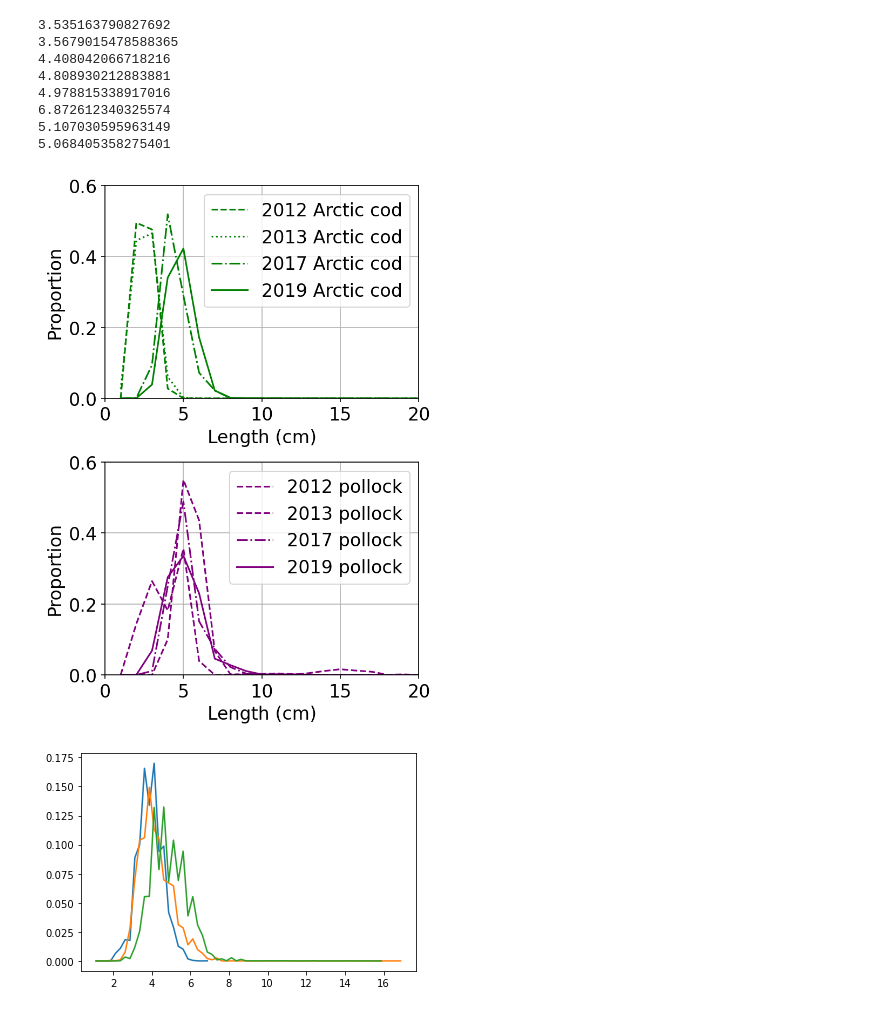
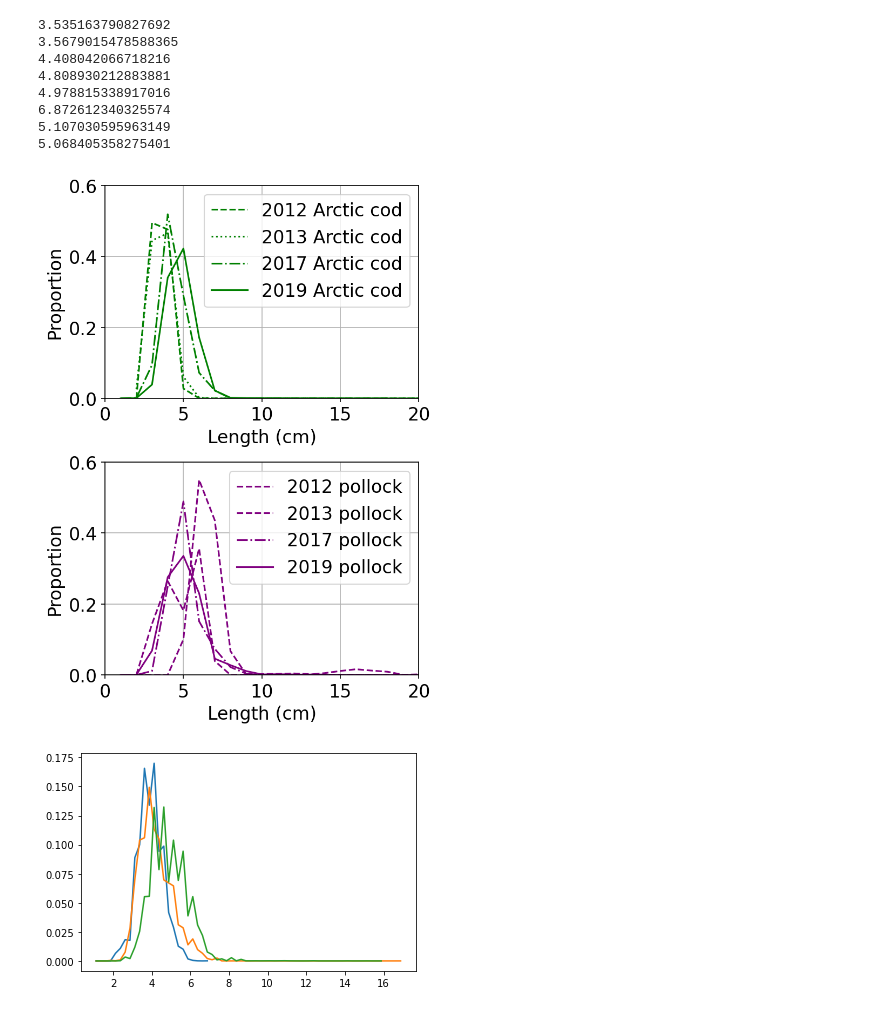
Before and after one commit to leviner/ChukchiTimeSeries, a Jupyter notebook: code/F4_LF.ipynb, the cells around one changed output. Drawn from its saved outputs; the diff is of its cells as text; code cells hidden in the pictures.

```diff
--- a/code/F4_LF.ipynb
+++ b/code/F4_LF.ipynb
@@ -13,8 +13,8 @@ print(sum(df2012[df2012.Latitude >=65.9].sum()[3:]/sum(df2012[df2012.Latitude >=
 print(sum(df2013[df2013.Latitude >=65.9].sum()[3:]/sum(df2013[df2013.Latitude >=65.9].sum()[3:])*np.arange(2,31,1)))
 print(sum(df2017.sum()[3:23]/sum(df2017.sum()[3:23])*np.arange(1,19,1)))
 print(sum(df2019.sum()[3:23]/sum(df2019.sum()[3:23])*np.arange(1,21,1)))
-plt.plot(np.arange(1,30,1),df2012[df2012.Latitude >=65.9].sum()[3:]/sum(df2012[df2012.Latitude >=65.9].sum()[3:]),linestyle='--', color = '#008000')
-plt.plot(np.arange(1,30,1),df2013[df2013.Latitude >=65.9].sum()[3:]/sum(df2013[df2013.Latitude >=65.9].sum()[3:]),linestyle=':', color = '#008000')
+plt.plot(np.arange(2,31,1),df2012[df2012.Latitude >=65.9].sum()[3:]/sum(df2012[df2012.Latitude >=65.9].sum()[3:]),linestyle='--', color = '#008000')
+plt.plot(np.arange(2,31,1),df2013[df2013.Latitude >=65.9].sum()[3:]/sum(df2013[df2013.Latitude >=65.9].sum()[3:]),linestyle=':', color = '#008000')
 plt.plot(np.arange(1,19,1),df2017.sum()[3:23]/sum(df2017.sum()[3:23]),linestyle='-.', color = '#008000')
 plt.plot(np.arange(1,21,1),df2019.sum()[3:23]/sum(df2019.sum()[3:23]),linestyle='-', color = '#008000')
 plt.xlim(0,20)
@@ -24,36 +24,36 @@ plt.legend(['2012 Arctic cod','2013 Arctic cod','2017 Arctic cod','2019 Arctic c
 plt.xlabel('Length (cm)')
 plt.ylabel('Proportion')
 
 plt.subplot(212)
 df2012 = pd.read_csv('../data/catchData/2012_2013/Arctic_EIS_AT_survey_pollock_by_length_alongtrack_fish_per_m_squared_2012_for_IERP.csv')
 df2013 = pd.read_csv('../data/catchData/2012_2013/Arctic_EIS_AT_survey_pollock_by_length_alongtrack_fish_per_m_squared_2013_for_IERP.csv')
 df2017 = pd.read_csv('../data/catchData/2017_2019/Arctic_EIS_201701_21744.csv')
 df2019 = pd.read_csv('../data/catchData/2017_2019/Arctic_EIS_201901_21744.csv')
 print(sum(df2012.sum()[3:23]/sum(df2012.sum()[3:23])*np.arange(2,22,1)))
 print(sum(df2013.sum()[3:23]/sum(df2013.sum()[3:23])*np.arange(2,22,1)))
 print(sum(df2017.sum()[3:23]/sum(df2017.sum()[3:23])*np.arange(1,19,1)))
 print(sum(df2019.sum()[3:23]/sum(df2019.sum()[3:23])*np.arange(1,21,1)))
-plt.plot(np.arange(1,21,1),df2012.sum()[3:23]/sum(df2012.sum()[3:23]),linestyle='--',color = '#800080')
-plt.plot(np.arange(1,21,1),df2013.sum()[3:23]/sum(df2012.sum()[3:23]),linestyle='--',color = '#800080')
+plt.plot(np.arange(2,22,1),df2012.sum()[3:23]/sum(df2012.sum()[3:23]),linestyle='--',color = '#800080')
+plt.plot(np.arange(2,22,1),df2013.sum()[3:23]/sum(df2012.sum()[3:23]),linestyle='--',color = '#800080')
 plt.plot(np.arange(1,19,1),df2017.sum()[3:23]/sum(df2017.sum()[3:23]),linestyle='-.',color = '#800080')
 plt.plot(np.arange(1,21,1),df2019.sum()[3:23]/sum(df2019.sum()[3:23]),linestyle='-',color = '#800080')
 plt.xlim(0,20)
 plt.ylim(0,0.6)
 plt.grid()
 plt.legend(['2012 pollock','2013 pollock','2017 pollock','2019 pollock'])
 plt.xlabel('Length (cm)')
 plt.ylabel('Proportion')
 plt.subplots_adjust(hspace=0.3)
 # %% [output]
 3.535163790827692
 3.5679015478588365
 4.408042066718216
 4.808930212883881
 4.978815338917016
 6.872612340325574
 5.107030595963149
 5.068405358275401
-[figure, old version]
+[figure, new version]
 # %%
 a = pd.read_csv('../data/catchData/2017_2019/specimen_complete_selectivity.csv')
 for survey in [2013001,201701,201901]:
```
